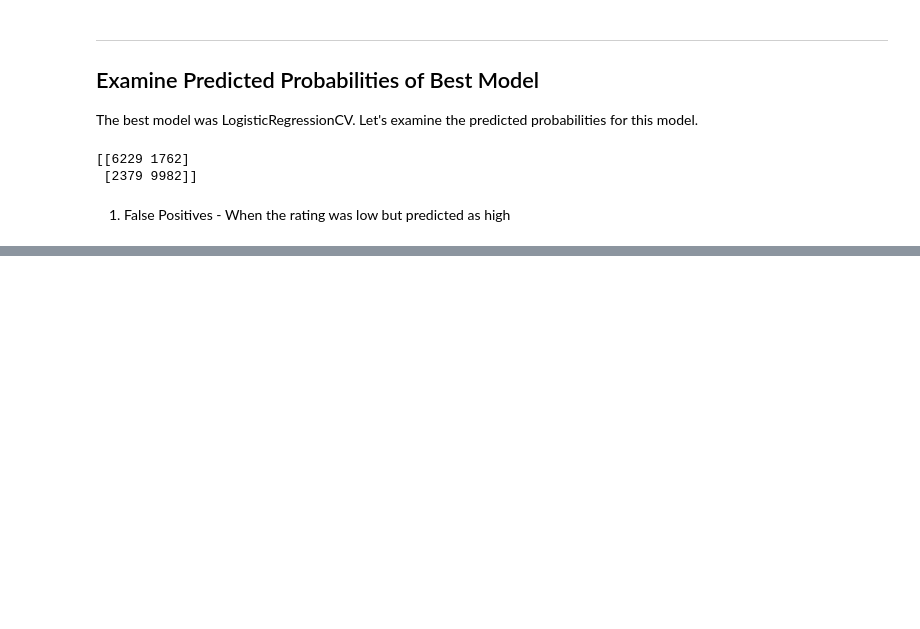
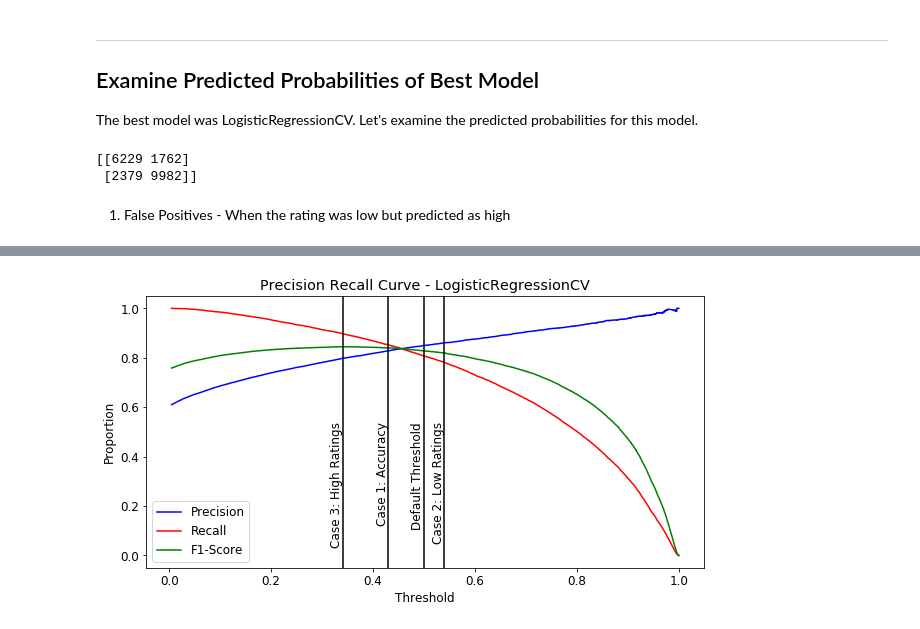
Before and after one commit to sdesaidata/Springboard, a Jupyter notebook: Capstone_Project_I/MachineLearning.ipynb, the cells around one changed output, grey strips where cells are left out. Cells and saved outputs as stored; diff of their text form; code cells hidden in the pictures; blank space fills up the shorter version.

```diff
--- a/Capstone_Project_I/MachineLearning.ipynb
+++ b/Capstone_Project_I/MachineLearning.ipynb
@@ -1078,0 +1152,22 @@ Adjusted Threshold of 0.45 reduces total of false positives and false negatives
+# %%
+# Plot Balanced Accuracy, Accuracy, Precision, Recall and F1 Score on a graph together.
+
+plt.figure(figsize=(10,5))
+plt.plot(thresholds, precision, color='blue')
+plt.plot(thresholds, recall, color='red')
+plt.plot(thresholds, f1_points, color='green')
+plt.title('Precision Recall Curve - LogisticRegressionCV')
+plt.legend(('Precision', 'Recall', 'F1-Score'))
+plt.xlabel('Threshold')
+plt.ylabel('Proportion')
+plt.axvline(x=.43, color='black')
+plt.text(.405,.50,'Case 1: Accuracy',rotation=90)
+plt.axvline(x=.54, color='black')
+plt.text(.515,.50,'Case 2: Low Ratings',rotation=90)
+plt.axvline(x=.34, color='black')
+plt.text(.315,.50,'Case 3: High Ratings',rotation=90)
+plt.axvline(x=.50, color='black')
+plt.text(.475,.50,'Default Threshold',rotation=90)
+plt.show()
+# %% [output]
+[figure, added]
```
Also changed, not shown: parts of 48 cells of this notebook.
